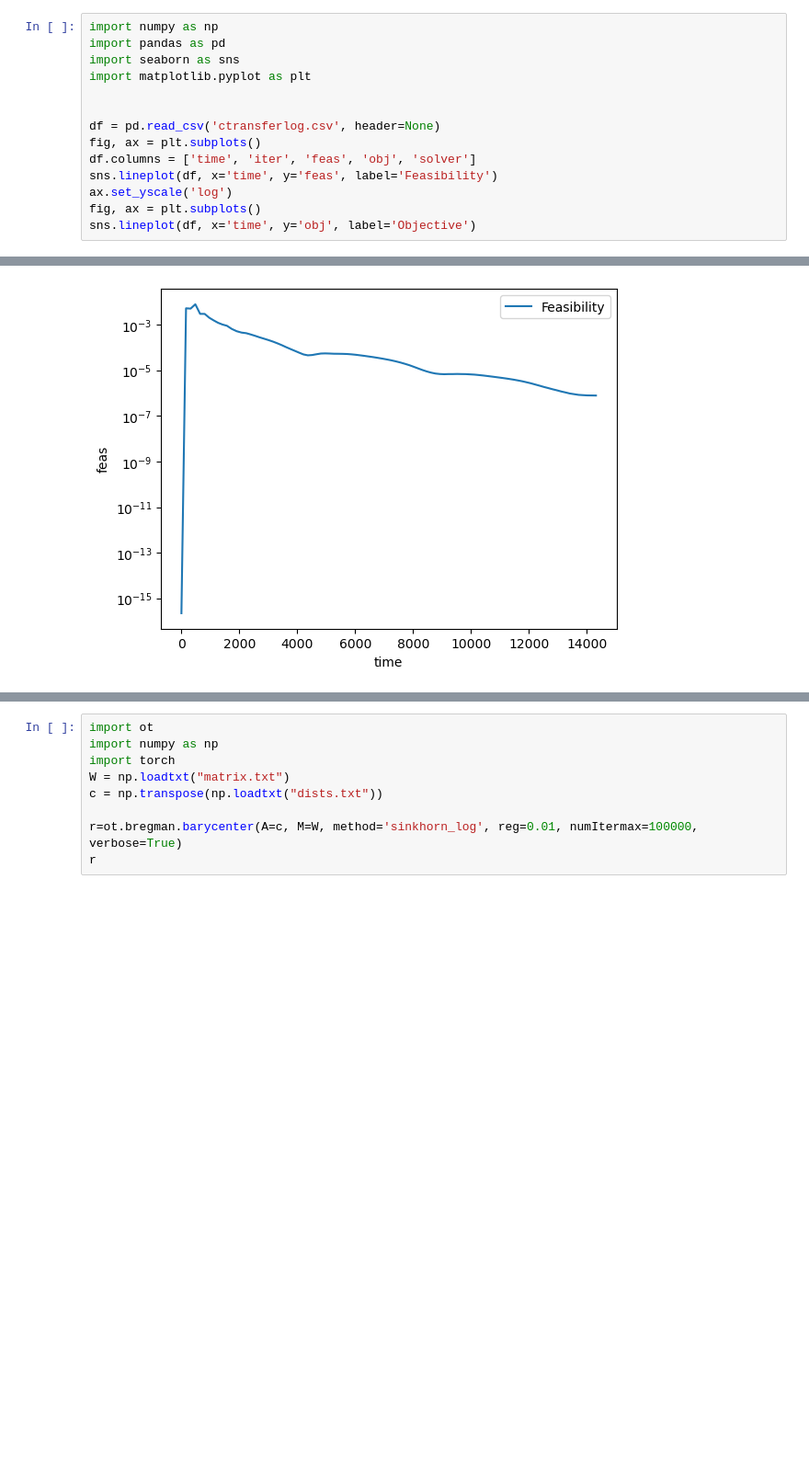
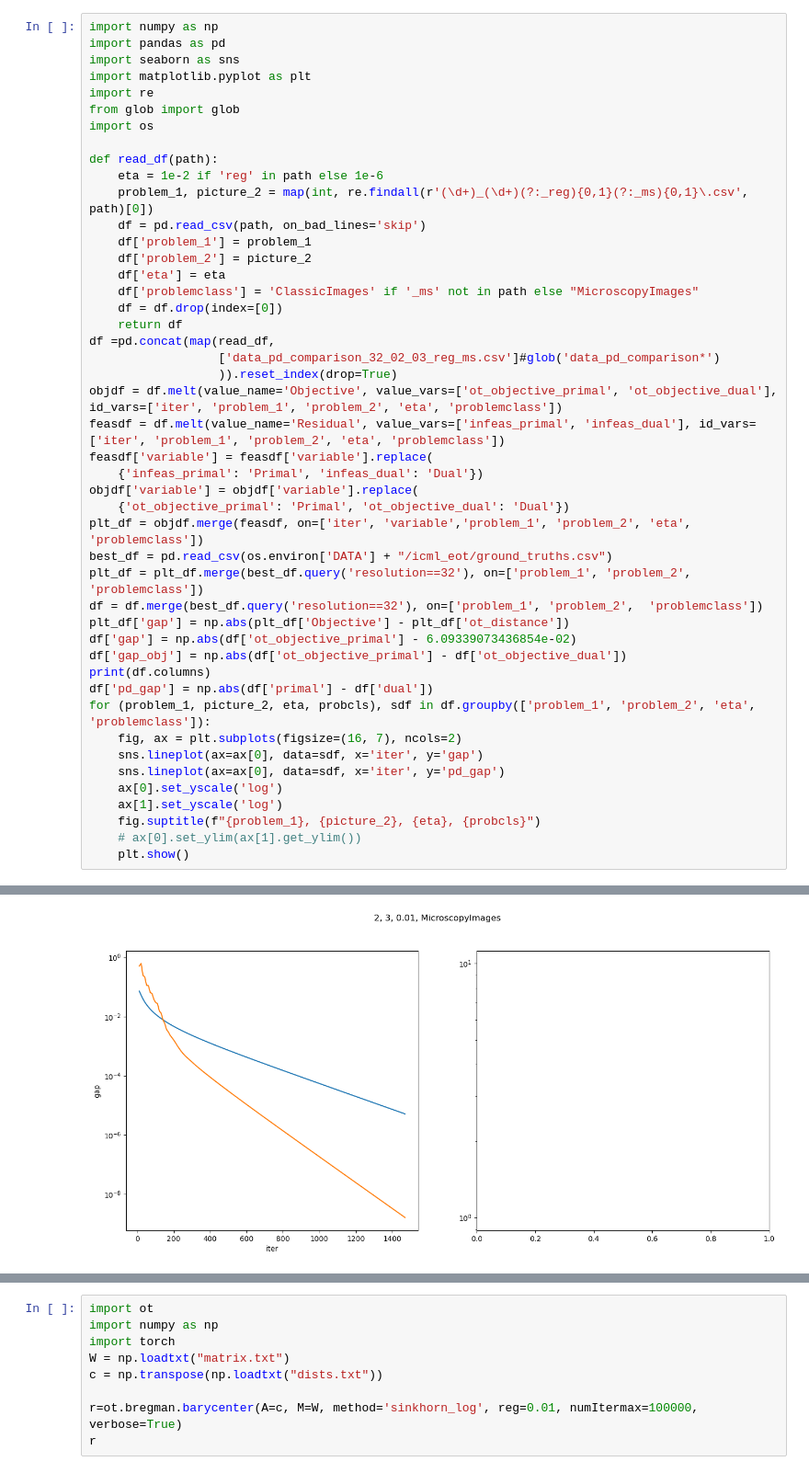
Before and after one commit to mxburns2022/CuDXG.jl, a Jupyter notebook: scratch.ipynb, the cells around one changed output, grey strips where cells are left out. Shown: that part at 92% size. Saved outputs shown, nothing was run; the diff lists cells and outputs as text; blank space fills up the shorter version.

```diff
--- a/scratch.ipynb
+++ b/scratch.ipynb
@@ -3,13 +3,45 @@ import numpy as np
 import pandas as pd
 import seaborn as sns
 import matplotlib.pyplot as plt
+import re
+from glob import glob
+import os
 
-
-df = pd.read_csv('ctransferlog.csv', header=None)
-fig, ax = plt.subplots()
-df.columns = ['time', 'iter', 'feas', 'obj', 'solver']
-sns.lineplot(df, x='time', y='feas', label='Feasibility')
-ax.set_yscale('log')
-fig, ax = plt.subplots()
-sns.lineplot(df, x='time', y='obj', label='Objective')
+def read_df(path):
+    eta = 1e-2 if 'reg' in path else 1e-6
+    problem_1, picture_2 = map(int, re.findall(r'(\d+)_(\d+)(?:_reg){0,1}(?:_ms){0,1}\.csv', path)[0])
+    df = pd.read_csv(path, on_bad_lines='skip')
+    df['problem_1'] = problem_1
+    df['problem_2'] = picture_2
+    df['eta'] = eta
+    df['problemclass'] = 'ClassicImages' if '_ms' not in path else "MicroscopyImages"
+    df = df.drop(index=[0])
+    return df
+df =pd.concat(map(read_df,
+                  ['data_pd_comparison_32_02_03_reg_ms.csv']#glob('data_pd_comparison*')
+                  )).reset_index(drop=True)
+objdf = df.melt(value_name='Objective', value_vars=['ot_objective_primal', 'ot_objective_dual'], id_vars=['iter', 'problem_1', 'problem_2', 'eta', 'problemclass'])
+feasdf = df.melt(value_name='Residual', value_vars=['infeas_primal', 'infeas_dual'], id_vars=['iter', 'problem_1', 'problem_2', 'eta', 'problemclass'])
+feasdf['variable'] = feasdf['variable'].replace(
+    {'infeas_primal': 'Primal', 'infeas_dual': 'Dual'})
+objdf['variable'] = objdf['variable'].replace(
+    {'ot_objective_primal': 'Primal', 'ot_objective_dual': 'Dual'})
+plt_df = objdf.merge(feasdf, on=['iter', 'variable','problem_1', 'problem_2', 'eta', 'problemclass'])
+best_df = pd.read_csv(os.environ['DATA'] + "/icml_eot/ground_truths.csv")
+plt_df = plt_df.merge(best_df.query('resolution==32'), on=['problem_1', 'problem_2',  'problemclass'])
+df = df.merge(best_df.query('resolution==32'), on=['problem_1', 'problem_2',  'problemclass'])
+plt_df['gap'] = np.abs(plt_df['Objective'] - plt_df['ot_distance'])
+df['gap'] = np.abs(df['ot_objective_primal'] - 6.09339073436854e-02)
+df['gap_obj'] = np.abs(df['ot_objective_primal'] - df['ot_objective_dual'])
+print(df.columns)
+df['pd_gap'] = np.abs(df['primal'] - df['dual'])
+for (problem_1, picture_2, eta, probcls), sdf in df.groupby(['problem_1', 'problem_2', 'eta', 'problemclass']):
+    fig, ax = plt.subplots(figsize=(16, 7), ncols=2)
+    sns.lineplot(ax=ax[0], data=sdf, x='iter', y='gap')
+    sns.lineplot(ax=ax[0], data=sdf, x='iter', y='pd_gap')
+    ax[0].set_yscale('log')
+    ax[1].set_yscale('log')
+    fig.suptitle(f"{problem_1}, {picture_2}, {eta}, {probcls}")
+    # ax[0].set_ylim(ax[1].get_ylim())
+    plt.show()
 # %% [output]
@@ -17 +53 @@ sns.lineplot(df, x='time', y='obj', label='Objective')
-[figure, old version]
+[figure, new version]
```
Also changed, not shown: parts of 1 cell of this notebook, 12 other files.
